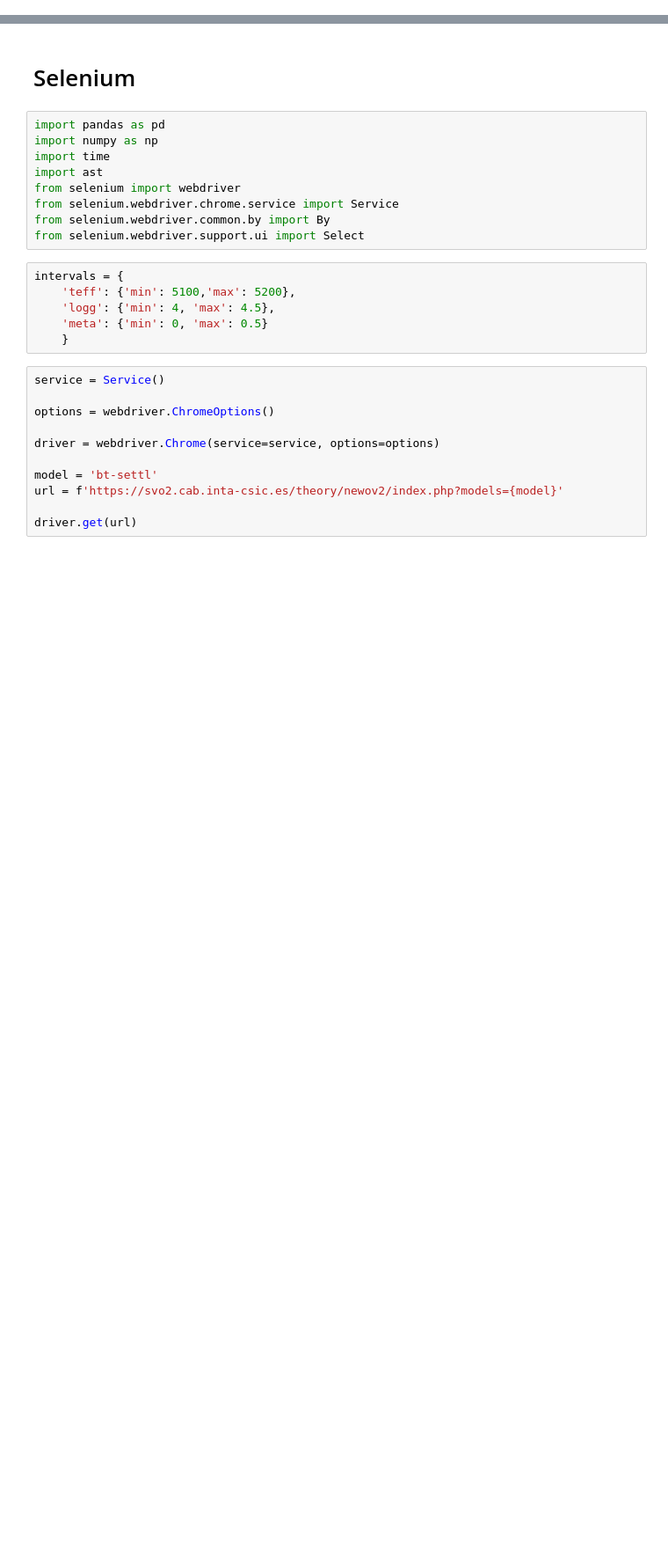
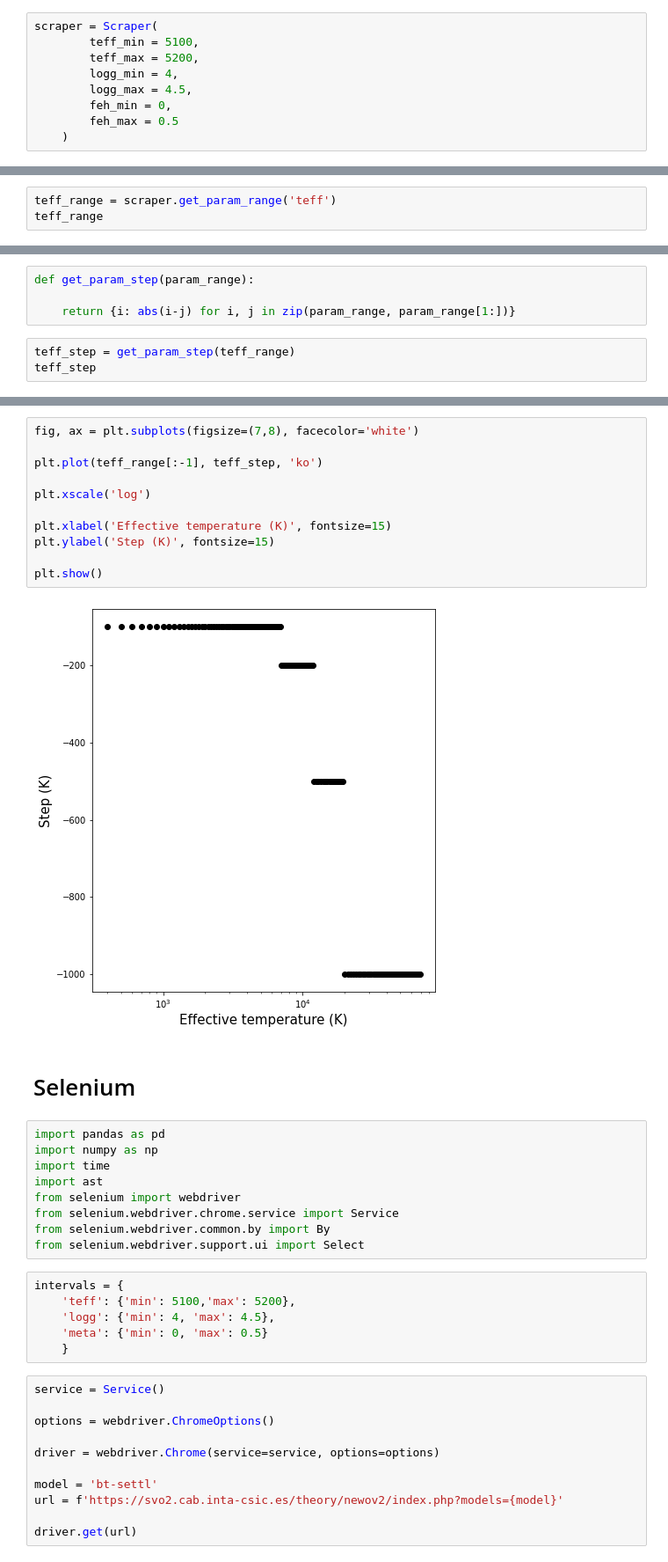
Before and after one commit to micahgcnavia/Auto-Interp-Spectra, a Jupyter notebook: web_scraping.ipynb, the cells around one changed output, grey strips where cells are left out. Shown at 88% size. Cells and saved outputs as stored; diff of their text form; blank space fills up the shorter version.

Commit message:
automate delta_params retrieval

```diff
--- a/web_scraping.ipynb
+++ b/web_scraping.ipynb
@@ -0,0 +5,9 @@
+# %%
+scraper = Scraper(
+        teff_min = 5100,
+        teff_max = 5200,
+        logg_min = 4,
+        logg_max = 4.5,
+        feh_min = 0,
+        feh_max = 0.5
+    )
@@ -0,0 +16,3 @@
+# %%
+teff_range = scraper.get_param_range('teff')
+teff_range
@@ -0,0 +51,7 @@
+# %%
+def get_param_step(param_range):
+
+    return {i: abs(i-j) for i, j in zip(param_range, param_range[1:])}
+# %%
+teff_step = get_param_step(teff_range)
+teff_step
@@ -1,3 +158,16 @@
+# %%
+fig, ax = plt.subplots(figsize=(7,8), facecolor='white')
+
+plt.plot(teff_range[:-1], teff_step, 'ko')
+
+plt.xscale('log')
+
+plt.xlabel('Effective temperature (K)', fontsize=15)
+plt.ylabel('Step (K)', fontsize=15)
+
+plt.show()
+# %% [output]
+[figure, added]
 # %% [markdown]
 # Selenium
 # %%
```
Also changed, not shown: parts of 14 cells of this notebook.
